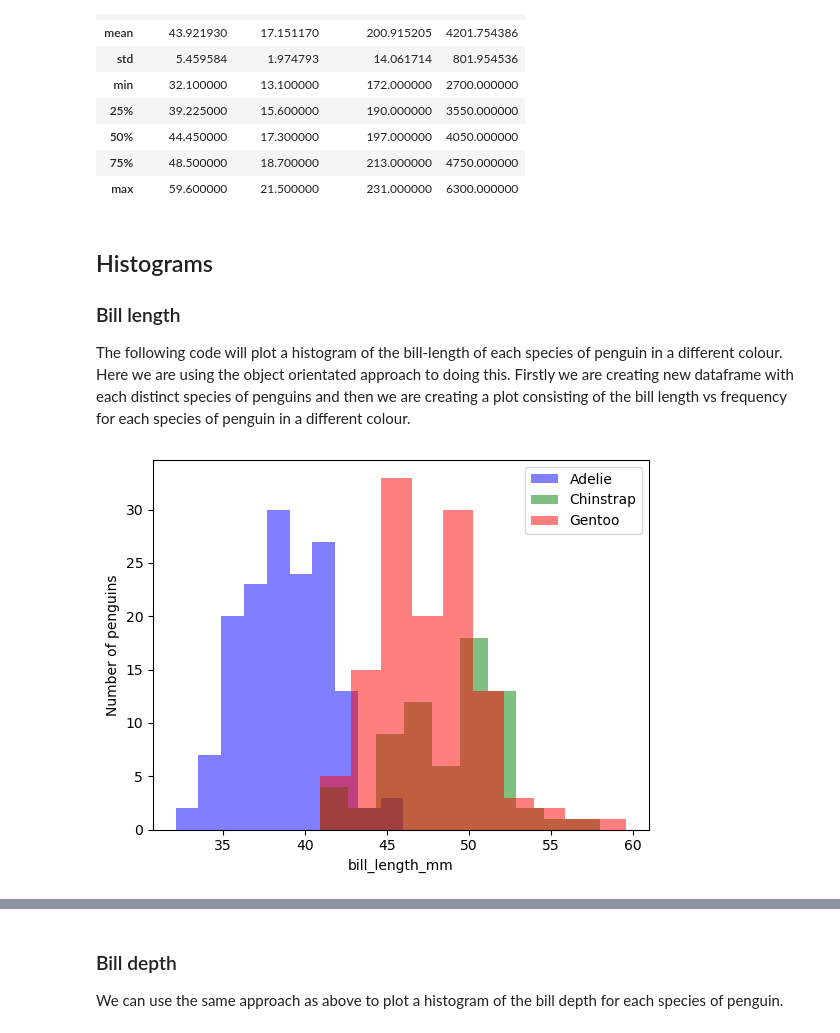
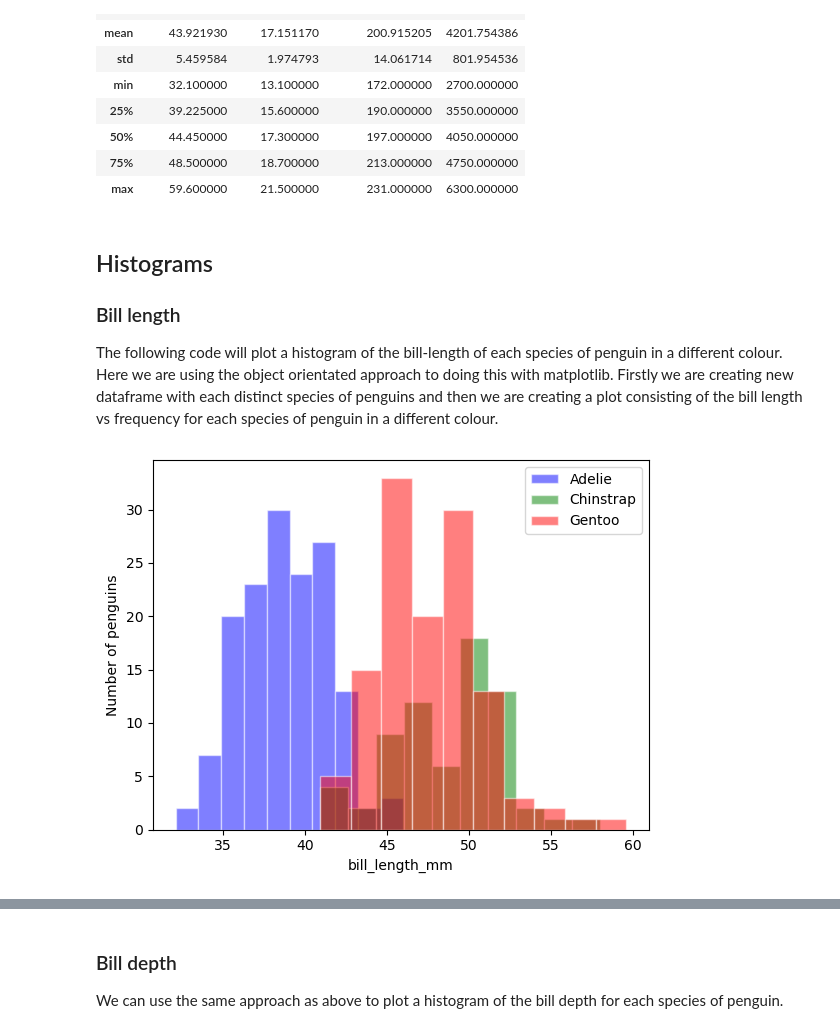
Before and after one commit to MikeCurleyCoosan/myproject, a Jupyter notebook: penguins.ipynb, the cells around one changed output, grey strips where cells are left out. Cells and saved outputs as stored; diff of their text form; code cells hidden in the pictures.

```diff
--- a/penguins.ipynb
+++ b/penguins.ipynb
@@ -114,28 +115,27 @@ df.describe()
 
 ### Bill length
 
-The following code will plot a histogram of the bill-length of each species of penguin in a different colour. Here we are using the object orientated approach to doing this.
-Firstly we are creating new dataframe with each distinct species of penguins and then we are creating a plot consisting of the bill length vs frequency for each species of penguin in a different colour.
+The following code will plot a histogram of the bill-length of each species of penguin in a different colour. Here we are using the object orientated approach to doing this with matplotlib. Firstly we are creating new dataframe with each distinct species of penguins and then we are creating a plot consisting of the bill length vs frequency for each species of penguin in a different colour.
 # %%
 adelie = df[df.species == "Adelie"] #Create a new data frame with only the Adelie penguins.
 chinstrap = df[df.species=='Chinstrap'] #Create a new data frame with only the Chinstrap penguins.
 Gentoo = df[df.species=='Gentoo']   #Create a new data frame with only the Gentoo penguins.
 
 fig, ax = plt.subplots() #Create a new figure and axis.
 
 variable = "bill_length_mm" #Choose a variable to plot the histogram of.
 
-ax.hist(adelie[variable], bins=10, label="Adelie", color="blue", alpha=0.5) #Plot a histogram of the variable for the Adelie penguins. bins=10 means that the histogram will have 10 bins.
+ax.hist(adelie[variable], bins=10, label="Adelie", color="blue", alpha=0.5, edgecolor="white") #Plot a histogram of the variable for the Adelie penguins. bins=10 means that the histogram will have 10 bins.
                                                                             #alpha=0.5 means that the bars will be semi-transparent. alpha=1 would mean that the bars are opaque.
                                                                             #alpha=0 would mean that the bars are completely transparent.
-ax.hist(chinstrap[variable], bins=10, label="Chinstrap", color="green", alpha=0.5)
-ax.hist(Gentoo[variable], bins=10, label="Gentoo", color="red", alpha=0.5)
+ax.hist(chinstrap[variable], bins=10, label="Chinstrap", color="green", alpha=0.5, edgecolor="white")
+ax.hist(Gentoo[variable], bins=10,  label="Gentoo", color="red", alpha=0.5, edgecolor="white")
 
 ax.set_xlabel(variable) #Set the x-axis label.
 ax.set_ylabel("Number of penguins") #Set the y-axis label.
 ax.legend() #Show the legend.
 
 
 plt.show() #Show the plot.
 # %% [output]
-[figure, old version]
+[figure, new version]
```
Also changed, not shown: parts of 8 cells of this notebook.
